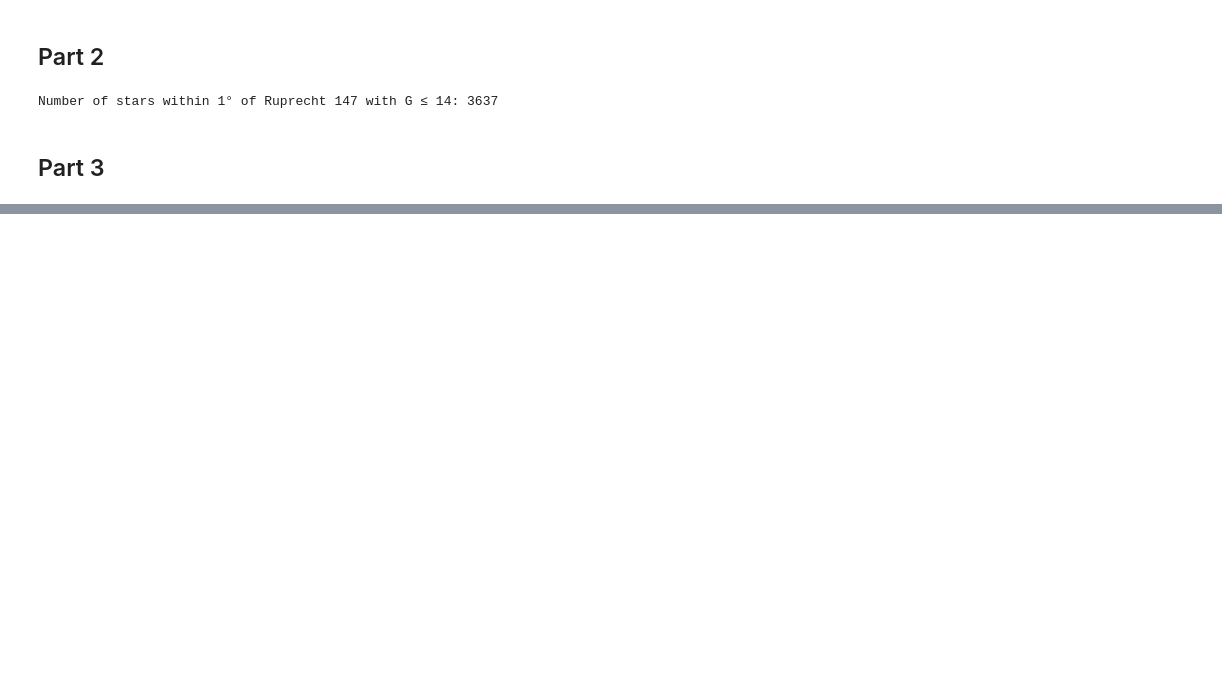
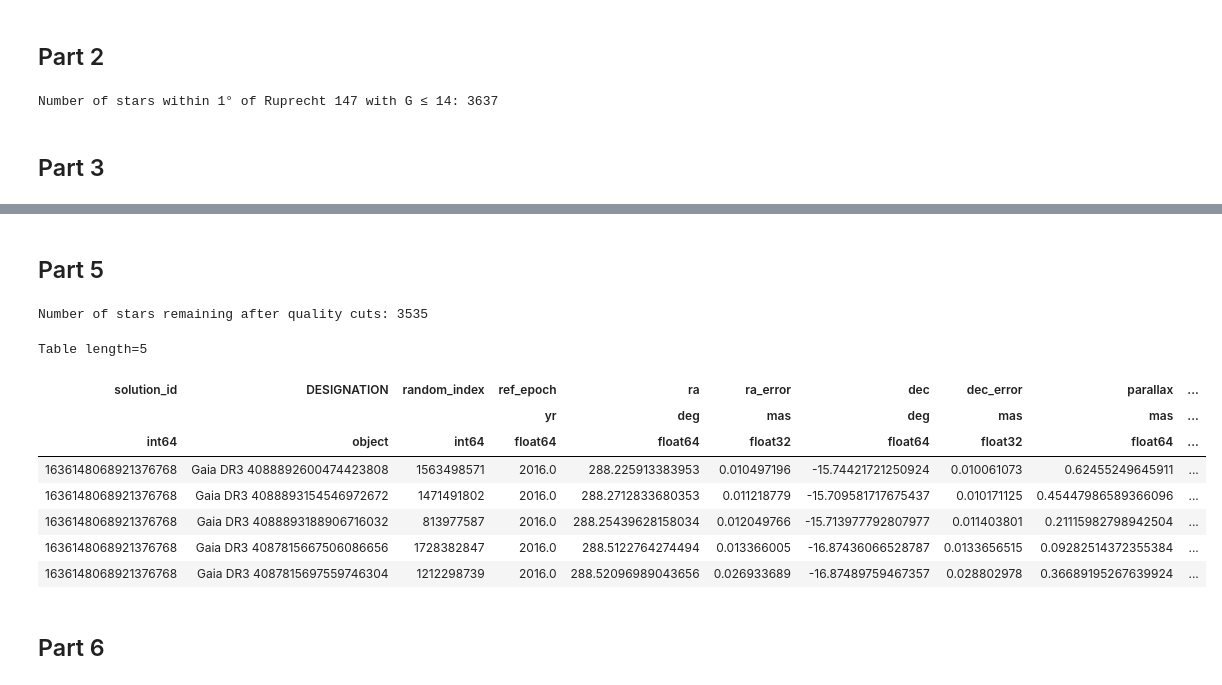
Before and after one commit to harisskummar29/ASTR4004Assignment3, a Jupyter notebook: task2/task2_adql.ipynb, the cells around one changed output, grey strips where cells are left out. Cells and saved outputs as stored; diff of their text form; code cells hidden in the pictures; blank space fills up the shorter version.

Commit message:
Task 2 completed until getting a clean_sample after all quality cuts

```diff
--- a/task2/task2_adql.ipynb
+++ b/task2/task2_adql.ipynb
@@ -54,0 +104,28 @@ Number of stars within 1° of Ruprecht 147 with G ≤ 14: 3637
+# %% [markdown]
+## Part 5
+# %%
+# Combine the existing "bad" masks by inverting them
+good_mask = (~bad_phot_mask) & (~bad_parallax_mask)
+
+# Apply mask to get clean sample
+clean_sample = gaiadr3_match[good_mask]
+
+# Count remaining stars
+n_clean = len(clean_sample)
+print(f"Number of stars remaining after quality cuts: {n_clean}")
+
+# Preview first few rows
+clean_sample[:5]
+# %% [output]
+Number of stars remaining after quality cuts: 3535
+Table length=5
+| solution_id | DESIGNATION | random_index | ref_epoch | ra | ra_error | dec | dec_error | parallax | ... |
+|  |  |  | yr | deg | mas | deg | mas | mas | ... |
+| int64 | object | int64 | float64 | float64 | float32 | float64 | float32 | float64 | ... |
+| 1636148068921376768 | Gaia DR3 4088892600474423808 | 1563498571 | 2016.0 | 288.225913383953 | 0.010497196 | -15.74421721250924 | 0.010061073 | 0.62455249645911 | ... |
+| 1636148068921376768 | Gaia DR3 4088893154546972672 | 1471491802 | 2016.0 | 288.2712833680353 | 0.011218779 | -15.709581717675437 | 0.010171125 | 0.45447986589366096 | ... |
+| 1636148068921376768 | Gaia DR3 4088893188906716032 | 813977587 | 2016.0 | 288.25439628158034 | 0.012049766 | -15.713977792807977 | 0.011403801 | 0.21115982798942504 | ... |
+| 1636148068921376768 | Gaia DR3 4087815667506086656 | 1728382847 | 2016.0 | 288.5122764274494 | 0.013366005 | -16.87436066528787 | 0.0133656515 | 0.09282514372355384 | ... |
+| 1636148068921376768 | Gaia DR3 4087815697559746304 | 1212298739 | 2016.0 | 288.52096989043656 | 0.026933689 | -16.87489759467357 | 0.028802978 | 0.36689195267639924 | ... |
+# %% [markdown]
+## Part 6
```
Also changed, not shown: parts of 4 cells of this notebook.
